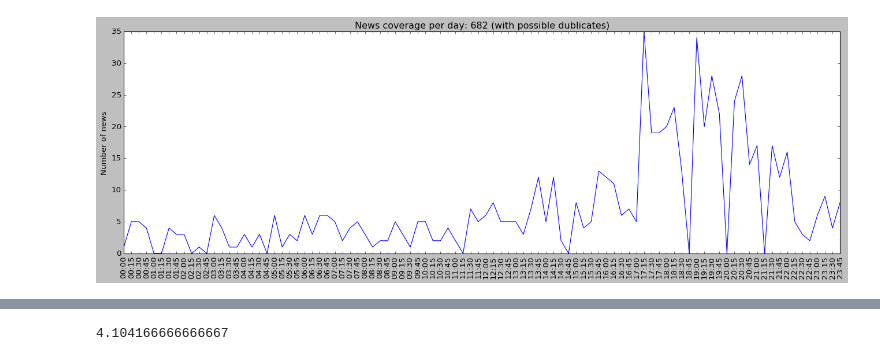
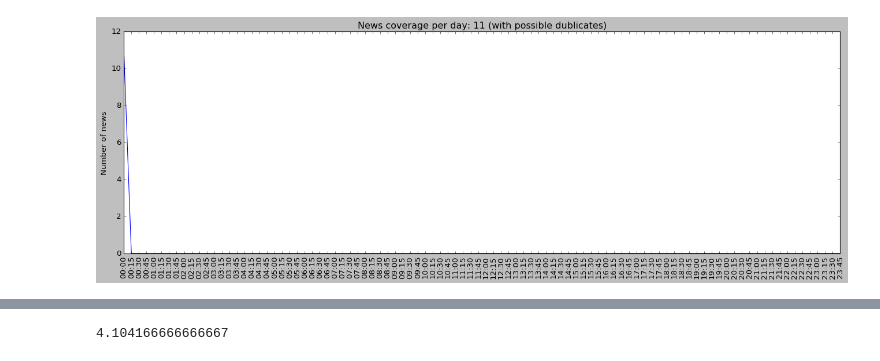
Before and after one commit to ostapkharysh/Stock-return-predictability, a Jupyter notebook: OneDayExplorationAboutGoogleNews.ipynb, the cells around one changed output, grey strips where cells are left out. Saved outputs shown, nothing was run; the diff lists cells and outputs as text; code cells hidden in the pictures.

```diff
--- a/OneDayExplorationAboutGoogleNews.ipynb
+++ b/OneDayExplorationAboutGoogleNews.ipynb
@@ -9,9 +9,11 @@ gd2 = gdelt.gdelt(version=2)
 # Version 2 queries
 
 #HAS IMPORTANT AVG TONE. BUT INCONSISTENT WITH THE GKG
-mentions = gd2.Search('2018 Nov 15',table='mentions', coverage=True)
-print(len(mentions))
+#mentions = gd2.Search('2018 Nov 15',table='mentions', coverage=True)
+#print(len(mentions))
 
-start = time.time()
-gkg_2 = gd2.Search('2016 11 15',table='gkg',coverage=True)
-print(time.time()- start)
+#start = time.time()
+#gkg_2 = gd2.Search('2016 11 15',table='gkg',coverage=True)
+#print(time.time()- start)
+
+gkg_2 = pd.read_csv("//media/ostapkharysh/SP_PHD_U3/gdelt/20161115000000.gkg.csv", delimiter='\t', header=None, engine='python')
@@ -41,4 +77,4 @@ len(gkg_2)
 # %%
-g = set(gkg_2['DocumentIdentifier'])
+g = set(gkg_2[4])
 len(g)
 # %% [output]
@@ -92,5 +92,5 @@ len(g.intersection(m))
 # %%
-datagkg_2 = list(gkg_2['DocumentIdentifier'])
+datagkg_2 = list(gkg_2[4])
 # %%
 def goog_finder(datagkg):
     g =[]
@@ -141,7 +135,7 @@ goog_2
 dates_links = []
 
 for el in goog_2:
-    dates_links.append([datetime.strptime("{}".format(str(gkg_2.loc[gkg_2['DocumentIdentifier'] == el]['DATE'].values[0])), '%Y%m%d%H%M%S'), el])
+    dates_links.append([datetime.datetime.strptime("{}".format(str(gkg_2.loc[gkg_2[4] == el][1].values[0])), '%Y%m%d%H%M%S'), el])
 # %%
 dates_links
 # %% [output]
@@ -349,34 +300,34 @@ import numpy as np
 from pylab import rcParams
 rcParams['figure.figsize'] = 20, 6
 
-starttime = datetime.datetime(2018, 11, 15, 0, 0)
+starttime = datetime.datetime(2016, 11, 15, 0, 0)
 delta = datetime.timedelta(minutes=15)
 
 # Create label locations and strings
 sample_times = [starttime + i * delta for i in range(96)]
 
 label_locations = [d for d in sample_times if d.minute % 15 == 0]
 
 labels = [d.strftime( '%H:%M') for d in label_locations]
 
 # Create some y data to plot
 x = np.arange(96)
 
 y = []
 
 for el in label_locations:
     date = datetime.datetime.strptime("{}".format(el), '%Y-%m-%d %H:%M:%S')
     if date in s_links_by_date.keys():
         y.append(len(s_links_by_date[el]))
     else:
         y.append(0)
 #bar(A.keys(), A.values(), width=0.4, align='center', label='A')
 #plt.bar(sample_times, y)
 plt.plot(sample_times, y)
 plt.xticks(label_locations, labels, rotation=90)
 plt.ylabel('Number of news')
 plt.title('News coverage per day: {} (with possible dublicates)'.format(sum([len(el) for el in s_links_by_date.values()])))
 plt.show()
 # %% [output]
-[figure, old version]
+[figure, new version]
 # %%
```
Also changed, not shown: parts of 26 cells of this notebook, 7 other files.
